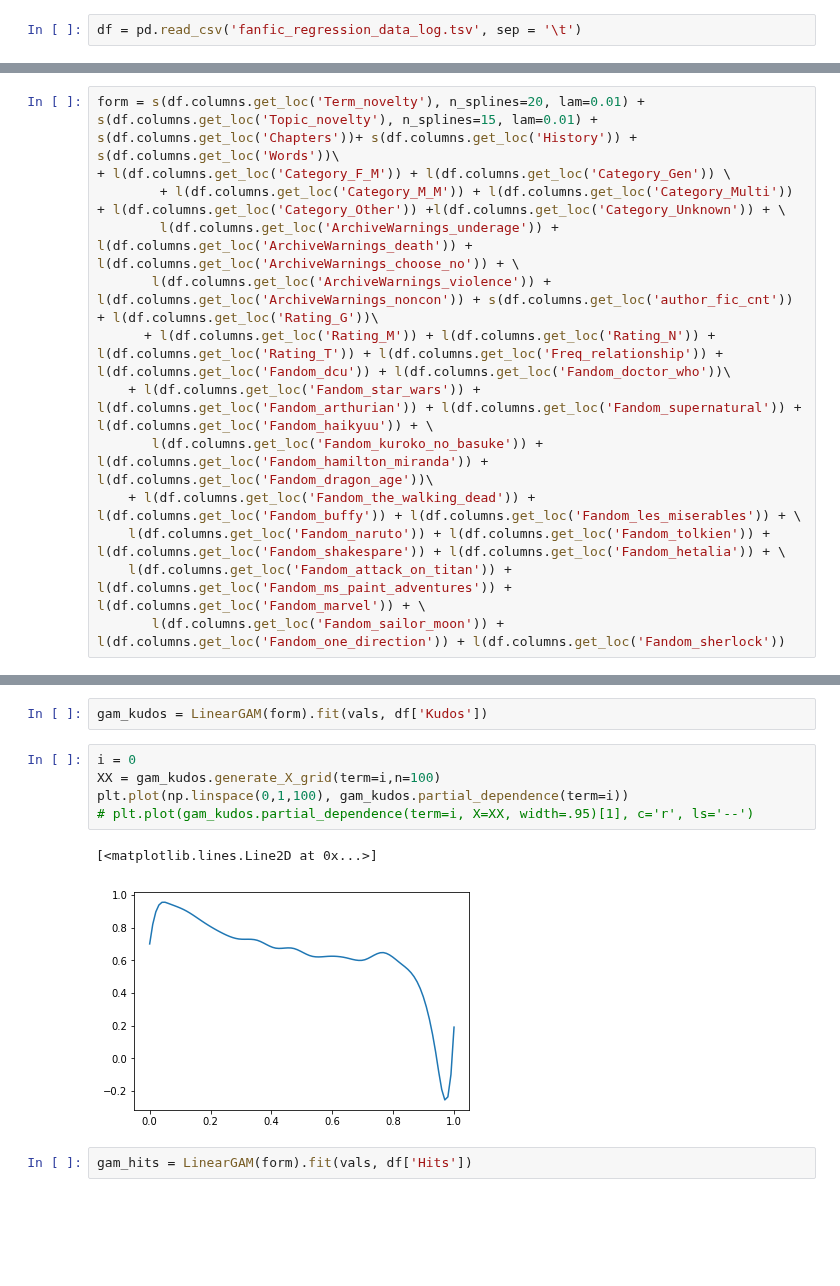
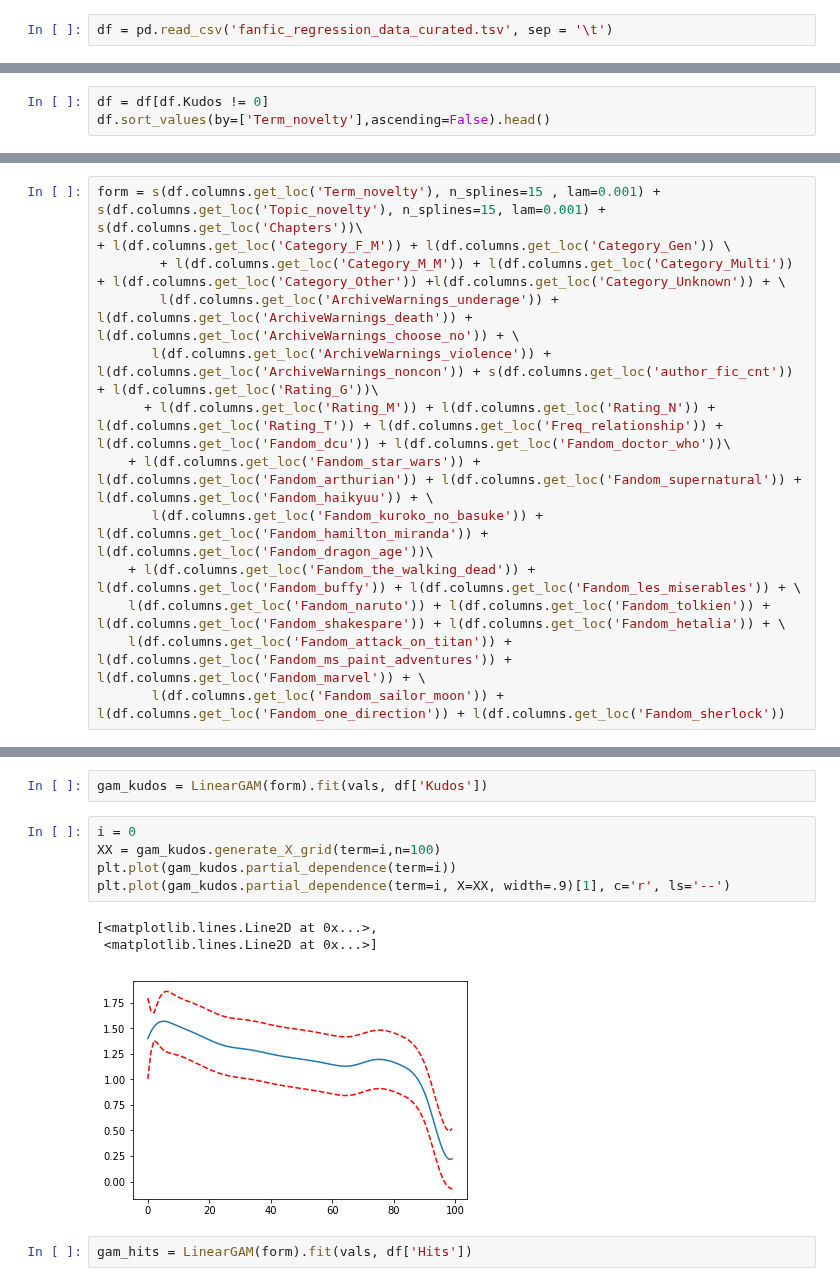
Before and after one commit to yzjing/ao3_old, a Jupyter notebook: exps/20190319_results_generation/gam.ipynb, the cells around one changed output, grey strips where cells are left out. Cells and saved outputs as stored; diff of their text form; blank space fills up the shorter version.

```diff
--- a/exps/20190319_results_generation/gam.ipynb
+++ b/exps/20190319_results_generation/gam.ipynb
@@ -7,7 +7,7 @@ import numpy as np
 import statsmodels.api as sm
 from pygam import LinearGAM, s, te, f, l
 # %%
-df = pd.read_csv('fanfic_regression_data_log.tsv', sep = '\t')
+df = pd.read_csv('fanfic_regression_data_curated.tsv', sep = '\t')
 # %%
 len(df)
 # %% [output]
@@ -17,3 +17,6 @@ len(df)
 # %%
 df = df.replace([np.inf, -np.inf], np.nan)
 df = df.dropna(how = 'any')
+# %%
+df = df[df.Kudos != 0]
+df.sort_values(by=['Term_novelty'],ascending=False).head()
@@ -22,7 +33,7 @@ len(df)
 # %% [output]
 609716
 # %%
-form = s(df.columns.get_loc('Term_novelty'), n_splines=20, lam=0.01) + s(df.columns.get_loc('Topic_novelty'), n_splines=15, lam=0.01) + s(df.columns.get_loc('Chapters'))+ s(df.columns.get_loc('History')) + s(df.columns.get_loc('Words'))\
+form = s(df.columns.get_loc('Term_novelty'), n_splines=15 , lam=0.001) + s(df.columns.get_loc('Topic_novelty'), n_splines=15, lam=0.001) + s(df.columns.get_loc('Chapters'))\
 + l(df.columns.get_loc('Category_F_M')) + l(df.columns.get_loc('Category_Gen')) \
         + l(df.columns.get_loc('Category_M_M')) + l(df.columns.get_loc('Category_Multi')) + l(df.columns.get_loc('Category_Other')) +l(df.columns.get_loc('Category_Unknown')) + \
         l(df.columns.get_loc('ArchiveWarnings_underage')) + l(df.columns.get_loc('ArchiveWarnings_death')) + l(df.columns.get_loc('ArchiveWarnings_choose_no')) + \
@@ -41,11 +52,12 @@ gam_kudos = LinearGAM(form).fit(vals, df['Kudos'])
 # %%
 i = 0
 XX = gam_kudos.generate_X_grid(term=i,n=100)
-plt.plot(np.linspace(0,1,100), gam_kudos.partial_dependence(term=i))
-# plt.plot(gam_kudos.partial_dependence(term=i, X=XX, width=.95)[1], c='r', ls='--')
+plt.plot(gam_kudos.partial_dependence(term=i))
+plt.plot(gam_kudos.partial_dependence(term=i, X=XX, width=.9)[1], c='r', ls='--')
 # %% [output]
-[<matplotlib.lines.Line2D at 0x...>]
+[<matplotlib.lines.Line2D at 0x...>,
+ <matplotlib.lines.Line2D at 0x...>]
-[figure, old version]
+[figure, new version]
 # %%
 gam_hits = LinearGAM(form).fit(vals, df['Hits'])
 # %%
```
Also changed, not shown: parts of 5 cells of this notebook, 4 other files.
